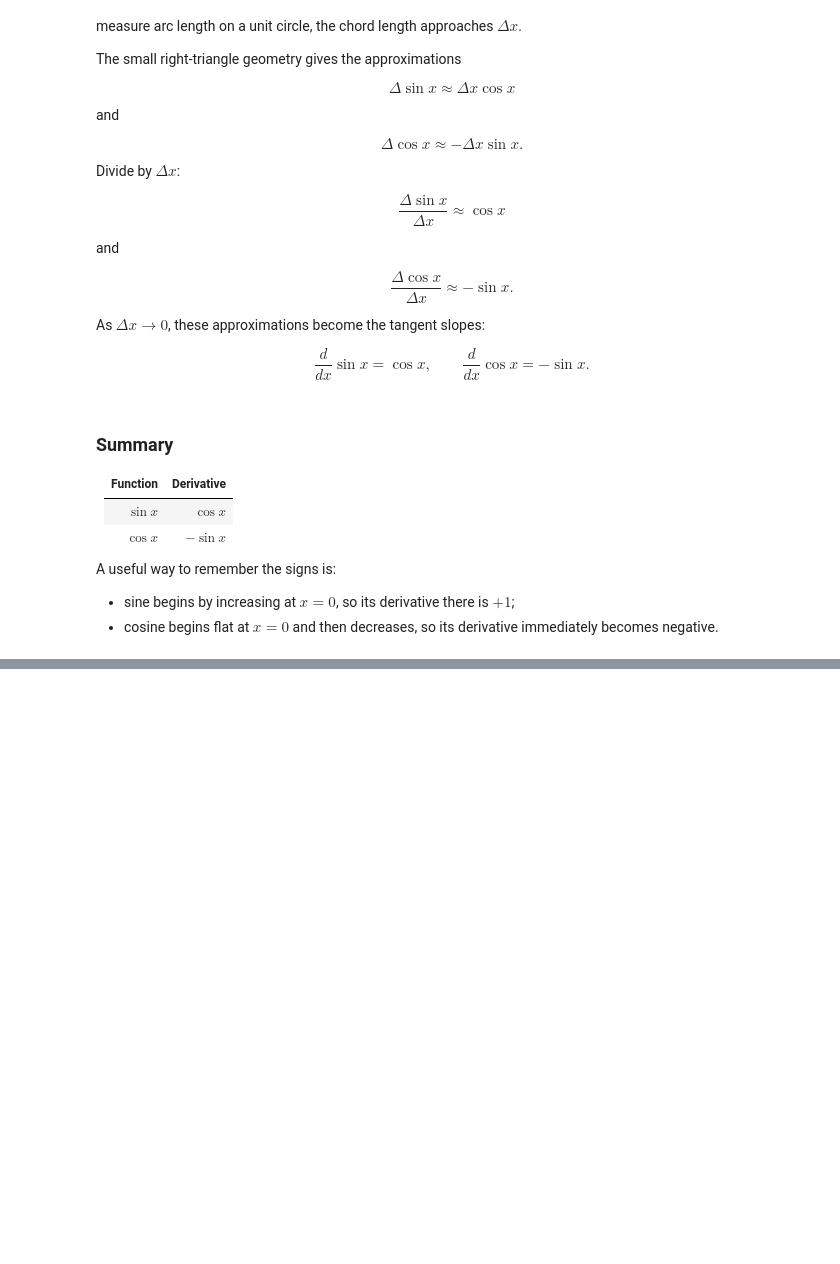
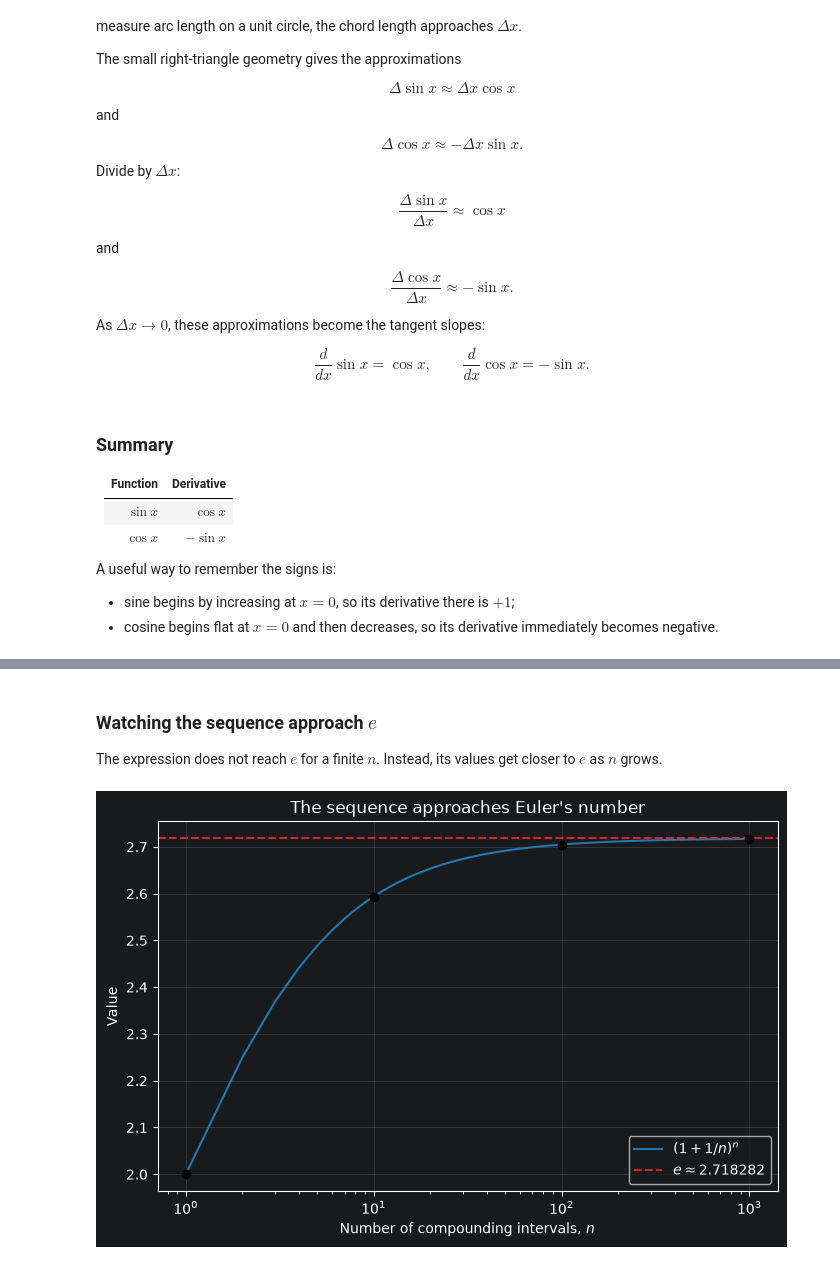
Before and after one commit to majorgilles/mathematics-for-machine-learning-and-data-science, a Jupyter notebook: weeks/c2_w1/01_derivatives_and_optimization.ipynb, the cells around one changed output, grey strips where cells are left out. Cells and saved outputs as stored; diff of their text form; code cells hidden in the pictures; blank space fills up the shorter version.

```diff
--- a/weeks/c2_w1/01_derivatives_and_optimization.ipynb
+++ b/weeks/c2_w1/01_derivatives_and_optimization.ipynb
@@ -1846,0 +1885,27 @@ A useful way to remember the signs is:
+# %% [markdown]
+### Watching the sequence approach $e$
+
+The expression does not reach $e$ for a finite $n$. Instead, its values get closer to $e$ as $n$ grows.
+# %%
+compounding_counts: np.ndarray = np.arange(1, 1001, dtype=float)
+euler_approximations: np.ndarray = (1.0 + 1.0 / compounding_counts) ** compounding_counts
+
+fig, ax = plt.subplots(figsize=(8, 4.8))
+ax.plot(compounding_counts, euler_approximations, color="tab:blue",
+        label=r"$(1+1/n)^n$")
+ax.axhline(np.e, color="tab:red", linestyle="--", label=rf"$e\approx{np.e:.6f}$")
+ax.scatter([1, 10, 100, 1000],
+           (1.0 + 1.0 / np.array([1.0, 10.0, 100.0, 1000.0]))
+           ** np.array([1.0, 10.0, 100.0, 1000.0]),
+           color="black", zorder=3)
+ax.set(
+    xlabel="Number of compounding intervals, $n$",
+    ylabel="Value",
+    title="The sequence approaches Euler's number",
+    xscale="log",
+)
+ax.grid(alpha=0.25)
+ax.legend()
+plt.show()
+# %% [output]
+[figure, added]
```
Also changed, not shown: parts of 19 cells of this notebook.
